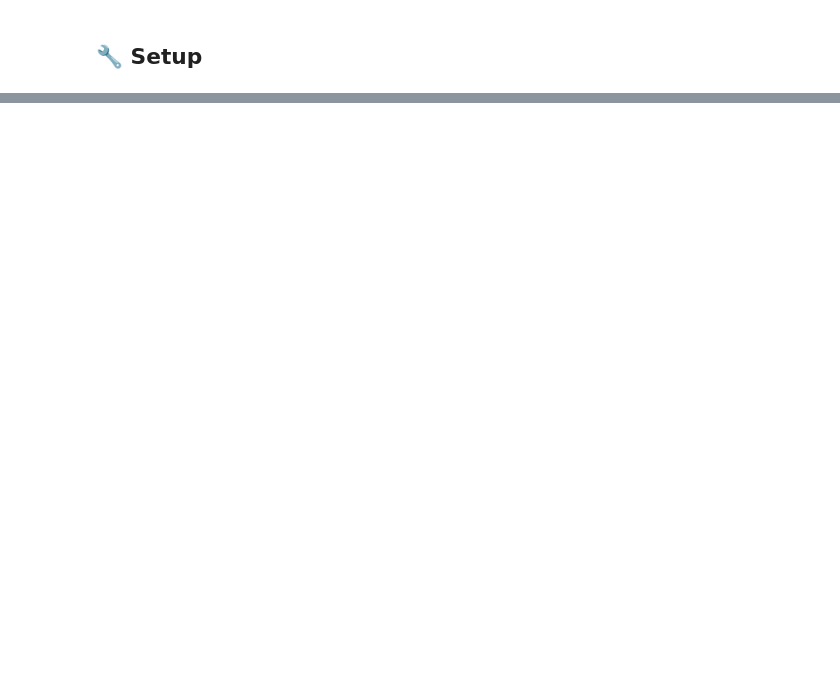
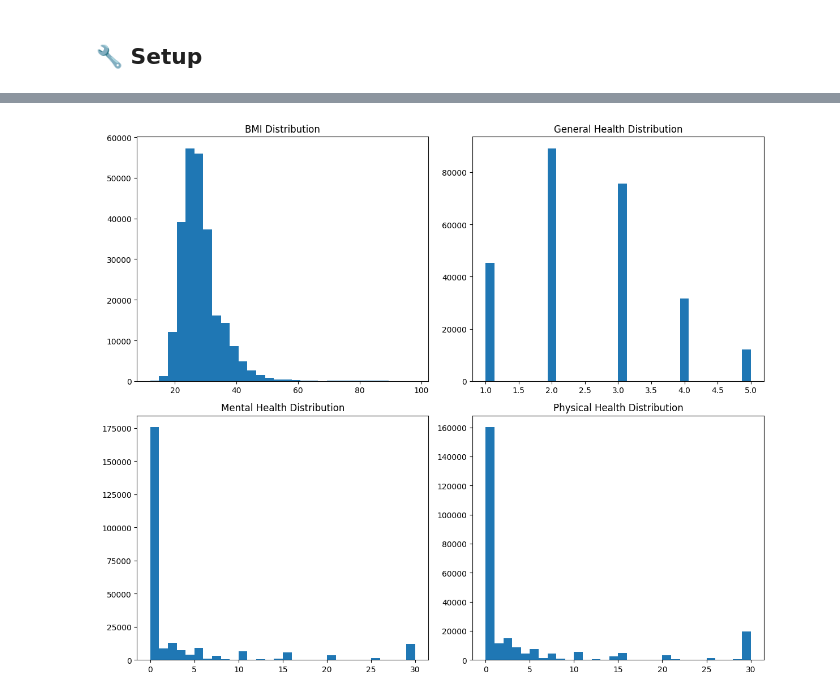
Before and after one commit to Tuminha/PyTorch-Capstone-Project, a Jupyter notebook: projects/01_diabetes_tabular/notebooks/04_eda_visualization.ipynb, the cells around one changed output, grey strips where cells are left out. Drawn from its saved outputs; the diff is of its cells as text; code cells hidden in the pictures; blank space fills up the shorter version.

Commit message:
Complete notebook 04 EDA - add comprehensive reflections, visualizations, and progress updates

```diff
--- a/projects/01_diabetes_tabular/notebooks/04_eda_visualization.ipynb
+++ b/projects/01_diabetes_tabular/notebooks/04_eda_visualization.ipynb
@@ -12,0 +53,6 @@
+# %%
+df = pd.read_csv("../../../datasets/diabetes_BRFSS2015.csv")
+
+
+df.columns = df.columns.str.lower().str.replace(' ', '_')
+df.head()
@@ -13,3 +67,21 @@
 # %%
-# TODO 2: Continuous distributions# fig, axes = plt.subplots(2, 2, figsize=(12, 10))# axes[0, 0].hist(df['bmi'], bins=30)# axes[0, 0].set_title('BMI Distribution')# # Add more plots...# plt.tight_layout()# plt.savefig('../../images/diabetes_univariate.png', dpi=150)# plt.show()
+# TODO 2: Continuous distributions
+fig, axes = plt.subplots(2, 2, figsize=(12, 10))
+axes[0, 0].hist(df['bmi'], bins=30)
+axes[0, 0].set_title('BMI Distribution')
+
+axes[0, 1].hist(df['genhlth'], bins=30)
+axes[0, 1].set_title('General Health Distribution')
+
+axes[1, 0].hist(df['menthlth'], bins=30)
+axes[1, 0].set_title('Mental Health Distribution')
+
+axes[1, 1].hist(df['physhlth'], bins=30)
+axes[1, 1].set_title('Physical Health Distribution')
+
+plt.tight_layout()
+# plt.savefig('../../images/diabetes_univariate.png', dpi=150)
+# plt.show()
+# %% [output]
+[figure, added]
 # %% [markdown]
```
Also changed, not shown: parts of 8 cells of this notebook, 8 other files.
